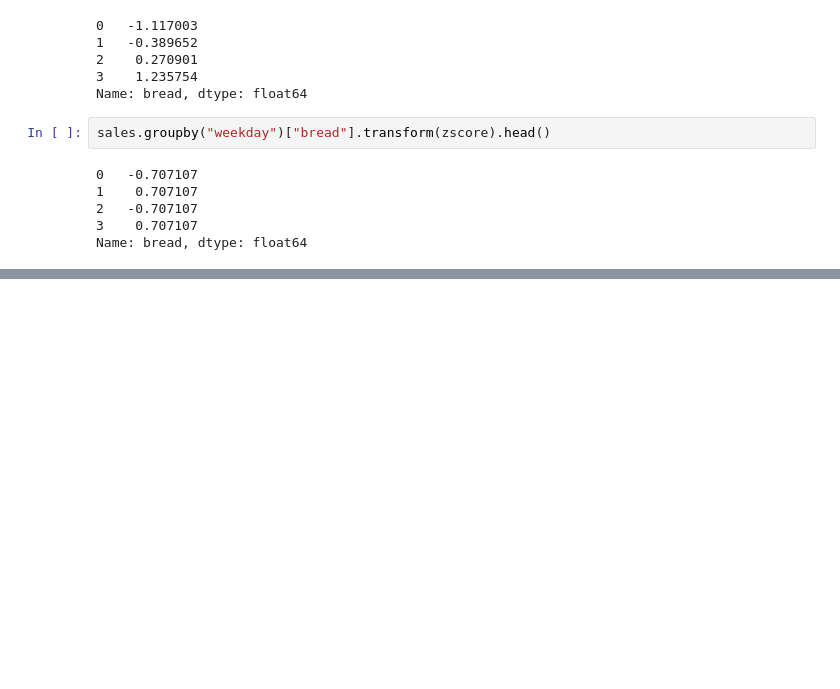
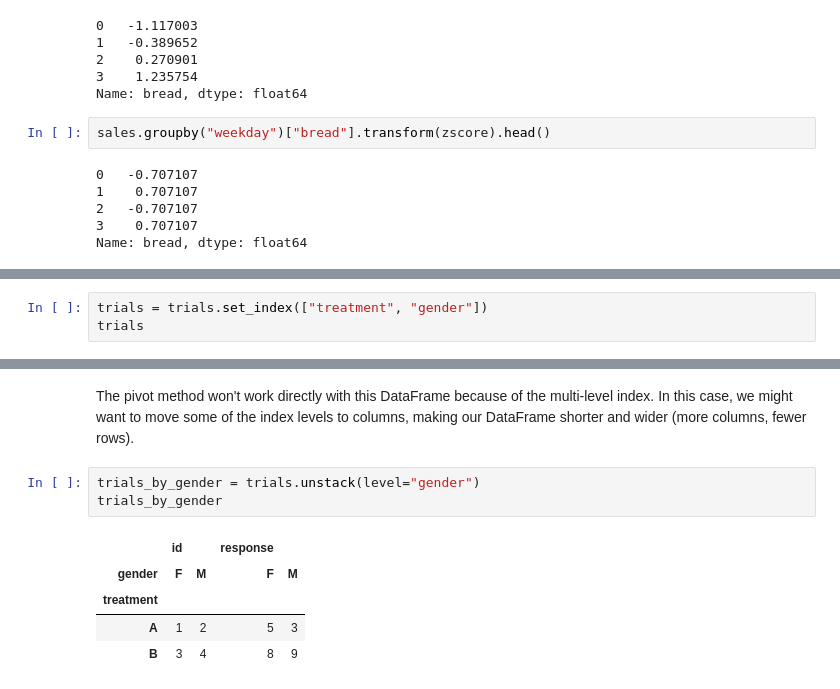
Before and after one commit to lucasbivar/statistic-applied-to-computing, a Jupyter notebook: personal-studies/data-manipulation/Pandas.ipynb, the cells around one changed output, grey strips where cells are left out. Saved outputs shown, nothing was run; the diff lists cells and outputs as text; blank space fills up the shorter version.

```diff
--- a/personal-studies/data-manipulation/Pandas.ipynb
+++ b/personal-studies/data-manipulation/Pandas.ipynb
@@ -865,0 +907,3 @@ Name: bread, dtype: float64
+# %%
+trials = trials.set_index(["treatment", "gender"])
+trials
@@ -865,0 +917,11 @@ Name: bread, dtype: float64
+# %% [markdown]
+The pivot method won't work directly with this DataFrame because of the multi-level index. In this case, we might want to move some of the index levels to columns, making our DataFrame shorter and wider (more columns, fewer rows).
+# %%
+trials_by_gender = trials.unstack(level="gender")
+trials_by_gender
+# %% [output]
+|  | id |  | response |  |
+| gender | F | M | F | M |
+| treatment |  |  |  |  |
+| A | 1 | 2 | 5 | 3 |
+| B | 3 | 4 | 8 | 9 |
```
Also changed, not shown: parts of 18 cells of this notebook.
